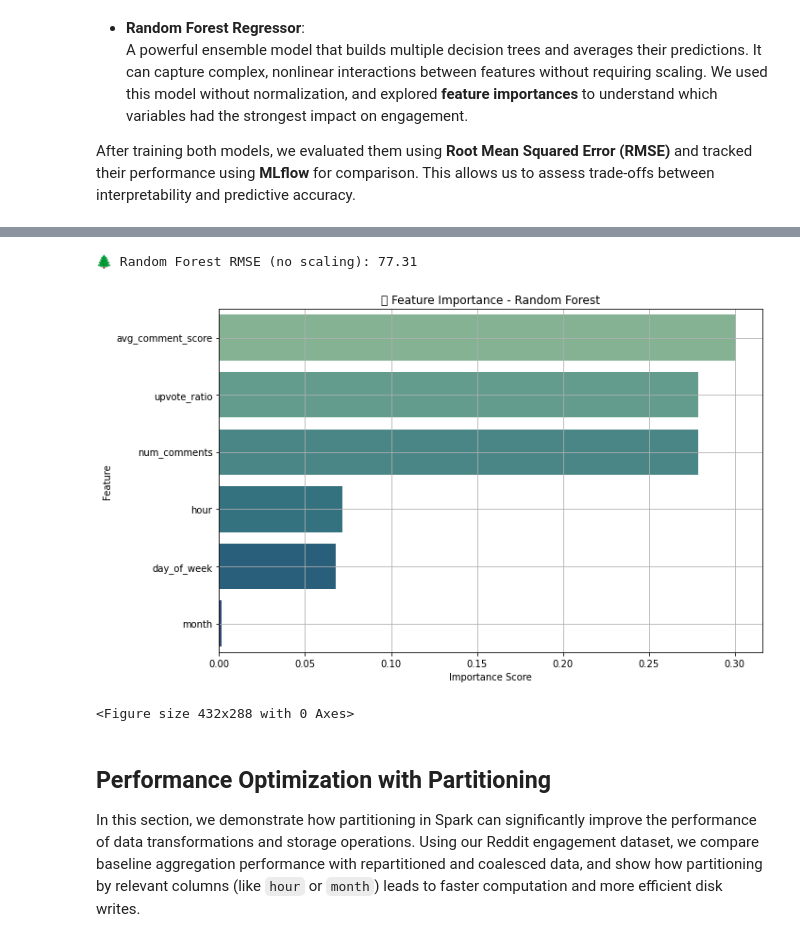
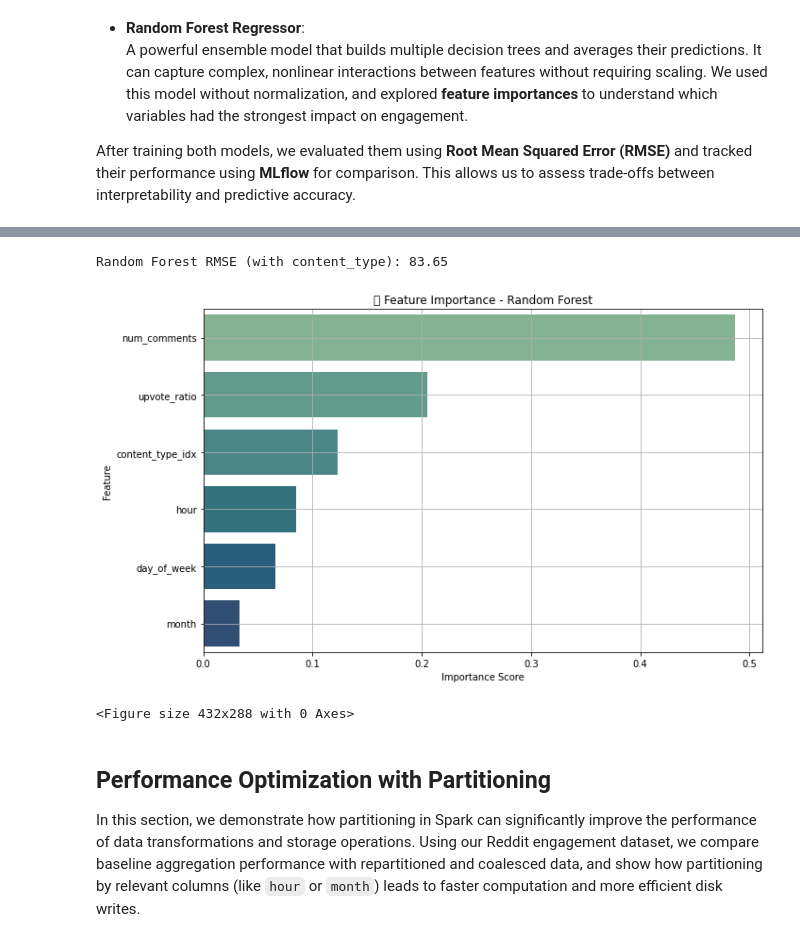
Before and after one commit to NaderAS/MSBA305-Social-Media-Analytics, a Jupyter notebook: part2_spark_scraping/notebooks/spark_social_media_analytics.ipynb, the cells around one changed output, grey strips where cells are left out. Saved outputs shown, nothing was run; the diff lists cells and outputs as text; code cells hidden in the pictures.

```diff
--- a/part2_spark_scraping/notebooks/spark_social_media_analytics.ipynb
+++ b/part2_spark_scraping/notebooks/spark_social_media_analytics.ipynb
@@ -33,13 +31,13 @@ df_post_reddit = spark.read.format("csv") \
     .option("header", "true") \
     .option("multiLine", True) \
     .option("escape", "\"") \
-    .load("dbfs:/FileStore/shared_uploads/mwa47@mail.aub.edu/reddit_data/reddit_posts_df.csv")
+    .load("dbfs:/FileStore/shared_uploads/mwa47@mail.aub.edu/reddit_posts_df.csv")
 
 df_comments_reddit = spark.read.format("csv") \
     .option("header", "true") \
     .option("multiLine", True) \
     .option("escape", "\"") \
-    .load("dbfs:/FileStore/shared_uploads/mwa47@mail.aub.edu/reddit_data/reddit_post_comments.csv")
+    .load("dbfs:/FileStore/shared_uploads/mwa47@mail.aub.edu/reddit_post_comments.csv")
 
 # Load Twitter post data
 df_tweet = spark.read.format("csv") \
@@ -169,10 +140,10 @@ print(f"📊 Shape of df_combined: ({num_rows}, {num_cols})")
 # %%
 # Casting all numerical features and the target variable to the appropriate data types (e.g., double)
 
-numeric_cols = ['hour', 'day_of_week', 'month', "num_comments", "upvote_ratio", 'avg_comment_score', 'comment_count', "engagement_metric"]
+numeric_cols = ['hour', 'day_of_week', 'month', "num_comments", "upvote_ratio", "engagement_metric"]
 
 for colname in numeric_cols:
-    df_combined = df_combined.withColumn(colname, col(colname).cast("double"))
+    df = df.withColumn(colname, col(colname).cast("double"))
 # %%
 # Checking the number of missing values
 
@@ -250,7 +211,7 @@ import seaborn as sns
 import math
 
 # Convert to pandas
-df_numerical = df_cleaned.select(numeric_cols).dropna().toPandas()
+df_numerical = df.select(numeric_cols).dropna().toPandas()
 
 # Dynamically calculate number of subplots
 n = len(df_numerical.columns)
@@ -324,14 +322,16 @@ plt.show()
 # %%
+# A time-series chart showing engagement patterns over time
+
 # ✅ Step 0: Imports
 from pyspark.sql.functions import from_unixtime, to_timestamp, date_trunc, col, avg
 
 # ✅ Step 1: Convert UNIX timestamp to proper Spark timestamp
-df_combined = df_combined.withColumn(
+df = df.withColumn(
     "timestamp", to_timestamp(from_unixtime(col("created_utc").cast("long")))
 )
 
 # ✅ Step 2: Truncate timestamp to daily granularity
-df_time = df_combined.withColumn("datetime", date_trunc("day", col("timestamp")))
+df_time = df.withColumn("datetime", date_trunc("day", col("timestamp")))
 
 # ✅ Step 3: Ensure engagement_metric is a numeric column
 df_time = df_time.withColumn("engagement_metric", col("engagement_metric").cast("double"))
@@ -515,23 +556,26 @@ plt.show()
 # %%
 from pyspark.sql.functions import col
-from pyspark.ml.feature import VectorAssembler
+from pyspark.ml.feature import VectorAssembler, StringIndexer
 from pyspark.ml.regression import RandomForestRegressor
 from pyspark.ml import Pipeline
 from pyspark.ml.evaluation import RegressionEvaluator
 import mlflow
 import mlflow.spark
 
-# ✅ Define feature columns
-feature_cols = ['hour', 'day_of_week', 'month', 'num_comments', 'upvote_ratio', 'avg_comment_score']
+# ✅ Define features
+numerical_cols = ['hour', 'day_of_week', 'month', 'num_comments', 'upvote_ratio']
+categorical_col = 'content_type'
 
-# ✅ Ensure features and target are double
-for colname in feature_cols + ['engagement_metric']:
-    df_cleaned = df_cleaned.withColumn(colname, col(colname).cast("double"))
+# ✅ Index categorical column
+indexer = StringIndexer(inputCol=categorical_col, outputCol=f"{categorical_col}_idx")
 
-# ✅ Assemble features (no scaling)
+# ✅ Final feature columns (numerical + indexed categorical)
+feature_cols = numerical_cols + [f"{categorical_col}_idx"]
+
+# ✅ Assemble features
 assembler = VectorAssembler(inputCols=feature_cols, outputCol="features")
 
-# ✅ Random Forest Regressor (tune depth!)
+# ✅ Define Random Forest model
 rf = RandomForestRegressor(
     featuresCol="features",
     labelCol="engagement_metric",
@@ -541,15 +585,15 @@ rf = RandomForestRegressor(
 )
 
 # ✅ Create pipeline
-pipeline = Pipeline(stages=[assembler, rf])
+pipeline = Pipeline(stages=[indexer, assembler, rf])
 
-# ✅ Train/test split
-train_data, test_data = df_cleaned.randomSplit([0.8, 0.2], seed=42)
+# ✅ Train-test split
+train_data, test_data = df.randomSplit([0.8, 0.2], seed=42)
 
-# ✅ MLflow tracking
+# ✅ MLflow run
 if mlflow.active_run():
     mlflow.end_run()
-mlflow.start_run(run_name="RF_Without_Scaling")
+mlflow.start_run(run_name="RandomForest_With_ContentType")
 
 # ✅ Train model
 model = pipeline.fit(train_data)
@@ -566,53 +610,56 @@ evaluator = RegressionEvaluator(
 rmse = evaluator.evaluate(predictions)
 
 # ✅ Log to MLflow
-mlflow.log_param("model", "RandomForestRegressor_NoScaler")
+mlflow.log_param("model", "RandomForestRegressor")
 mlflow.log_param("features_used", ", ".join(feature_cols))
 mlflow.log_metric("rmse", rmse)
-mlflow.spark.log_model(model, "rf_model_no_scaling")
+mlflow.spark.log_model(model, "random_forest_with_content_type")
 
-# ✅ End run
+# ✅ End MLflow run
 mlflow.end_run()
 
-print(f"🌲 Random Forest RMSE (no scaling): {rmse:.2f}")
+print(f"Random Forest RMSE (with content_type): {rmse:.2f}")
 # %% [output]
-🌲 Random Forest RMSE (no scaling): 77.31
+Random Forest RMSE (with content_type): 83.65
 # %%
 # Required imports
 import tempfile
 import mlflow
+import matplotlib.pyplot as plt
+import seaborn as sns
+import pandas as pd
 
-# ✅ Your feature columns (should match training)
-feature_cols = ['hour', 'day_of_week', 'month', 'num_comments', 'upvote_ratio', 'avg_comment_score']
+# ✅ Feature names used in model
+feature_cols = ['hour', 'day_of_week', 'month', 'num_comments', 'upvote_ratio', 'content_type_idx']
 
-# ✅ Extract the trained Random Forest model from the pipeline
-rf_model = model.stages[-1]  # Last stage is RandomForestRegressor
+# ✅ Extract the trained Random Forest model from pipeline
+rf_model = model.stages[-1]  # stage 2 if full pipeline = [indexer, assembler, rf]
 
-# ✅ Get the feature importances
+# ✅ Get importances
 importances = rf_model.featureImportances.toArray()
 
-# ✅ Create a DataFrame for plotting
+# ✅ Build DataFrame for plotting
 feature_importance_df = pd.DataFrame({
     "feature": feature_cols,
     "importance": importances
 }).sort_values(by="importance", ascending=False)
 
-# ✅ Plot the feature importances
+# ✅ Plot
 plt.figure(figsize=(10, 6))
 sns.barplot(data=feature_importance_df, x="importance", y="feature", palette="crest")
 plt.title("🌲 Feature Importance - Random Forest")
 plt.xlabel("Importance Score")
 plt.ylabel("Feature")
 plt.grid(True)
 plt.tight_layout()
 plt.show()
 
-# ✅ (Optional) Log the plot as artifact in MLflow
+# ✅ (Optional) Log to MLflow
 with tempfile.NamedTemporaryFile(suffix=".png", delete=False) as tmp:
     plt.savefig(tmp.name)
     mlflow.log_artifact(tmp.name, "feature_importance_plot")
 # %% [output]
-[figure, old version]
+[figure, new version]
 <Figure size 432x288 with 0 Axes>
 # %% [markdown]
 ## Performance Optimization with Partitioning
```
Also changed, not shown: parts of 24 cells of this notebook, 7 other files.
